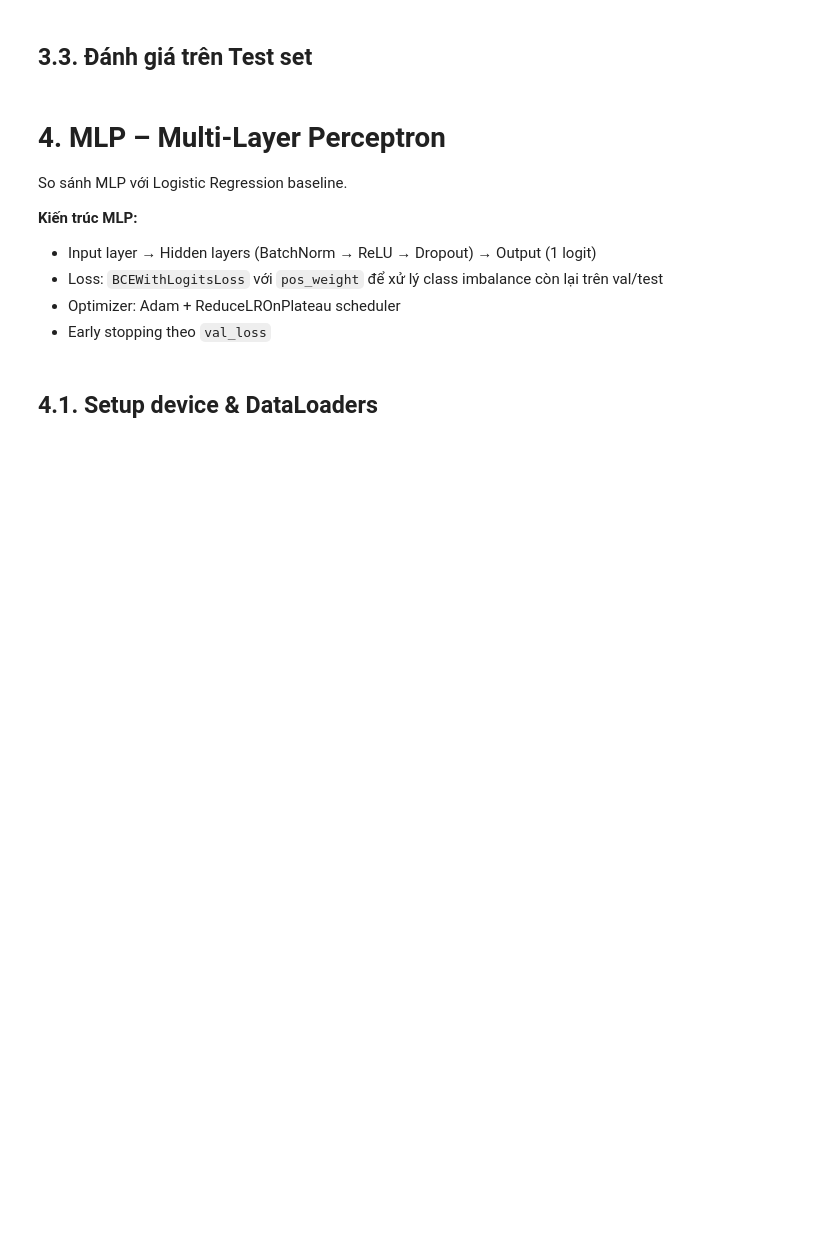
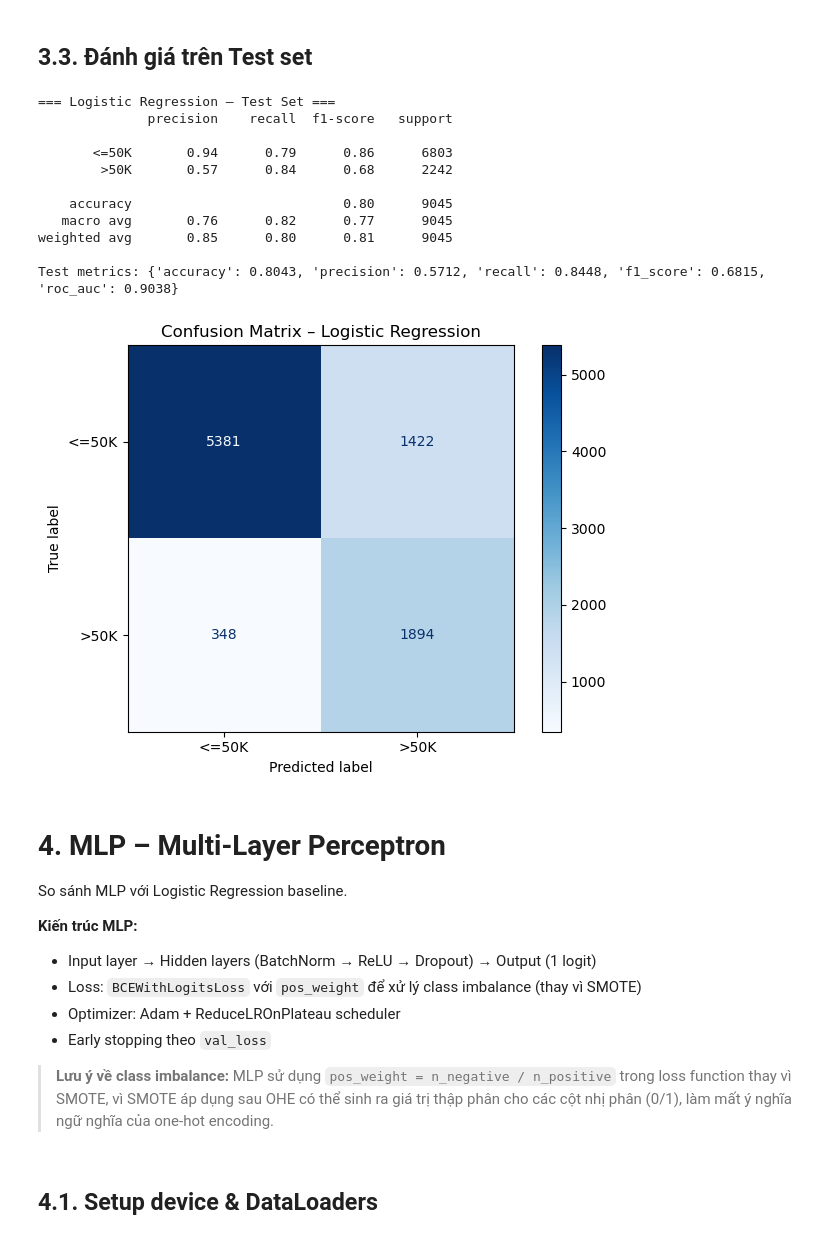
Before and after one commit to Hanne2202/ml-project-group10, a Jupyter notebook: notebooks/04_deep_learning.ipynb, the cells around one changed output. Saved outputs shown, nothing was run; the diff lists cells and outputs as text; code cells hidden in the pictures; blank space fills up the shorter version.

```diff
--- a/notebooks/04_deep_learning.ipynb
+++ b/notebooks/04_deep_learning.ipynb
@@ -270,36 +551,53 @@ print("Val metrics:", val_metrics_lr)
 # %%
 y_test_pred_lr  = lr_model.predict(X_test_sc)
 y_test_proba_lr = lr_model.predict_proba(X_test_sc)[:, 1]
 
 print("=== Logistic Regression – Test Set ===")
 print(classification_report(y_test, y_test_pred_lr, target_names=['<=50K', '>50K']))
 
 test_metrics_lr = {
     'accuracy' : round(accuracy_score(y_test,  y_test_pred_lr),  4),
     'precision': round(precision_score(y_test, y_test_pred_lr),  4),
     'recall'   : round(recall_score(y_test,    y_test_pred_lr),  4),
-    'f1'       : round(f1_score(y_test,        y_test_pred_lr),  4),
+    'f1_score' : round(f1_score(y_test,        y_test_pred_lr),  4),
     'roc_auc'  : round(roc_auc_score(y_test,   y_test_proba_lr), 4),
 }
 print("Test metrics:", test_metrics_lr)
 
 # Confusion matrix
 cm_lr = confusion_matrix(y_test, y_test_pred_lr)
 disp  = ConfusionMatrixDisplay(cm_lr, display_labels=['<=50K', '>50K'])
 disp.plot(cmap='Blues')
 plt.title('Confusion Matrix – Logistic Regression')
 plt.tight_layout()
 plt.show()
+# %% [output]
+=== Logistic Regression – Test Set ===
+              precision    recall  f1-score   support
+
+       <=50K       0.94      0.79      0.86      6803
+        >50K       0.57      0.84      0.68      2242
+
+    accuracy                           0.80      9045
+   macro avg       0.76      0.82      0.77      9045
+weighted avg       0.85      0.80      0.81      9045
+
+Test metrics: {'accuracy': 0.8043, 'precision': 0.5712, 'recall': 0.8448, 'f1_score': 0.6815, 'roc_auc': 0.9038}
+[figure, added]
 # %% [markdown]
 <!-- @format -->
+
 # 4. MLP – Multi-Layer Perceptron
 
 So sánh MLP với Logistic Regression baseline.
 
 **Kiến trúc MLP:**
+
 - Input layer → Hidden layers (BatchNorm → ReLU → Dropout) → Output (1 logit)
-- Loss: `BCEWithLogitsLoss` với `pos_weight` để xử lý class imbalance còn lại trên val/test
+- Loss: `BCEWithLogitsLoss` với `pos_weight` để xử lý class imbalance (thay vì SMOTE)
 - Optimizer: Adam + ReduceLROnPlateau scheduler
 - Early stopping theo `val_loss`
+
+> **Lưu ý về class imbalance:** MLP sử dụng `pos_weight = n_negative / n_positive` trong loss function thay vì SMOTE, vì SMOTE áp dụng sau OHE có thể sinh ra giá trị thập phân cho các cột nhị phân (0/1), làm mất ý nghĩa ngữ nghĩa của one-hot encoding.
 # %% [markdown]
 <!-- @format -->
```
Also changed, not shown: parts of 44 cells of this notebook, 3 other files.
